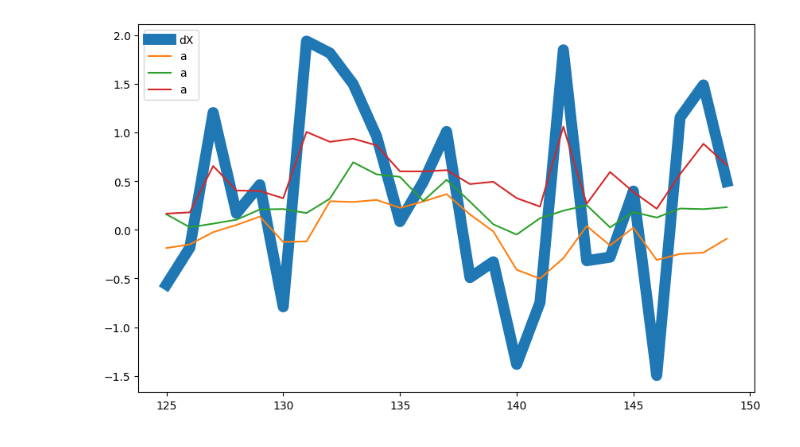
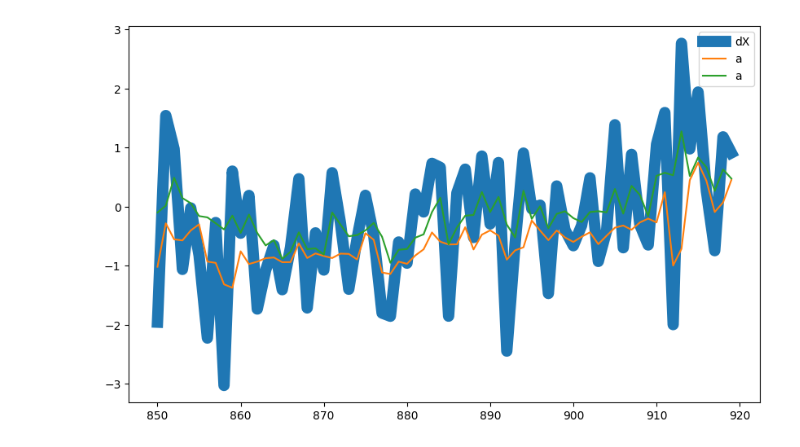
Before and after one commit to CTOHbl4/Statistics, a Jupyter notebook: research/experiments/sem.ipynb, the cells around one changed output. Cells and saved outputs as stored; diff of their text form; code cells hidden in the pictures.

Commit message:
Logistic distribution and code fixes

```diff
--- a/research/experiments/sem.ipynb
+++ b/research/experiments/sem.ipynb
@@ -46,4 +44,24 @@ plt.show()
 # %%
-sem = MixtureSEM(deltas, 'exp', n_components=3, N_init=5, alpha=0.8, comp_distr='student', exp_smooth=0.6, prior_strength=1.0, tol=1e-4, device="cuda")
-g_ik, p_k, a_k, b_k = sem.find_params()
+sem = MixtureSEM(deltas, 'exp', n_components=2, N_init=5, alpha=0.8, comp_distr='laplace', exp_smooth=0.8, prior_strength=1.0, tol=1e-4, device="cuda")
+args = sem.find_params()
+
+g = args['g']
+a_k = args['mu']
+b_k = args['sigma']
+p_k = args['w']
+nu = None
+if 'nu' in args:
+    nu = args['nu']
+
+p_values = torch.tensor([0.5], dtype=torch.float32, device=g.device)
+
+median = sem.batched_mixture_multiple_percentiles(p_k, p_values, g=g, mu=a_k, sigma=b_k, nu=nu).squeeze().cpu()
+
+mode = sem.batched_mixture_mode(g=g, w=p_k, mu=a_k, sigma=b_k, nu=nu).squeeze().cpu()
+
+a_k = args['mu'].squeeze().cpu()
+b_k = args['sigma'].squeeze().cpu()
+p_k = args['w'].squeeze().cpu()
+
+mean = torch.sum((p_k * a_k), 1).cpu()
 # %% [output]
@@ -90,9 +99,10 @@ torch.Size([3905, 3])
 # %%
 plt.figure(figsize=(10, 6))
-i = 125
-plt.plot(range(i, i+25), deltas[sem.series_length-1 + 125:sem.series_length-1 + 150], label='dX', linewidth=10)
-plt.plot(range(i, i+25), a_k_sorted[125:150], label="a")
+start = 850
+finish = 920
+plt.plot(range(start, finish), deltas[sem.series_length-1 + start:sem.series_length-1 + finish], label='dX', linewidth=10)
+plt.plot(range(start, finish), a_k[start:finish], label="a")
 plt.legend()
 plt.show()
 # %% [output]
-[figure, old version]
+[figure, new version]
```
Also changed, not shown: parts of 10 cells of this notebook, 2 other files.
